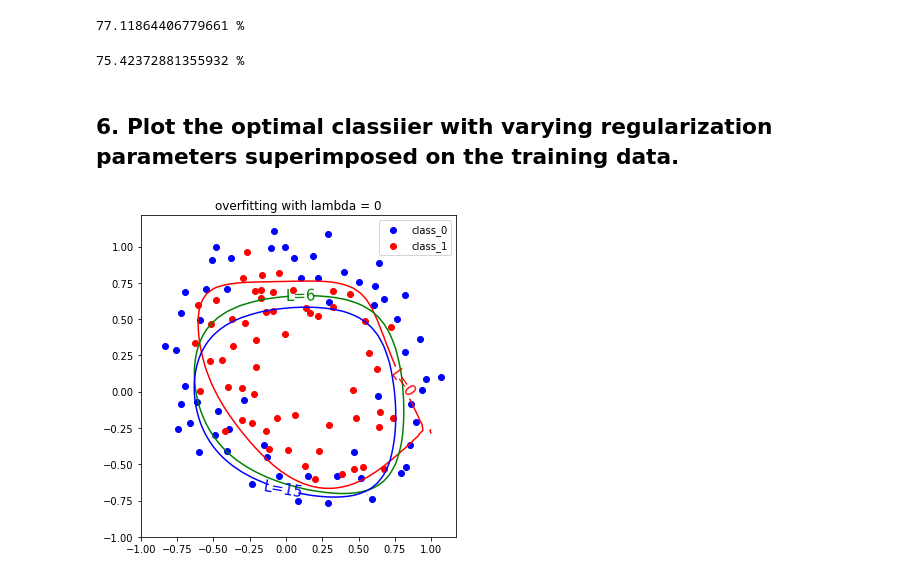
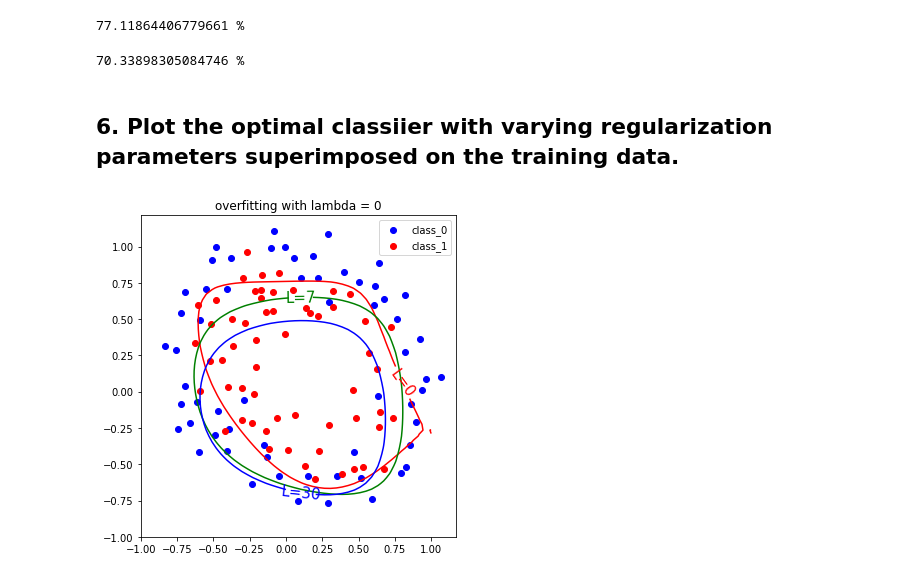
Before and after one commit to chunghyunhee/class_Machine_learing, a Jupyter notebook: assignment_7.ipynb, the cells around one changed output. Saved outputs shown, nothing was run; the diff lists cells and outputs as text; code cells hidden in the pictures.

```diff
--- a/assignment_7.ipynb
+++ b/assignment_7.ipynb
@@ -115,8 +115,8 @@ def GradientDescent(X,y,Theta,m, L):
 # %%
 # lambda값 임의로 지정
 L = 0
-L1 = 6
-L2 = 15
+L1 = 7
+L2 = 30
 # %%
 #theta초깃값 (0으로 주는 경우 )
 theta=np.zeros((new_X.shape[1],1))
@@ -374,7 +374,7 @@ print(colored(acc_history1[-1],'green'),'%')
 # %%
 print(colored(acc_history2[-1],'blue'), '%')
 # %% [output]
-75.42372881355932 %
+70.33898305084746 %
 # %% [markdown]
 ## 6. Plot the optimal classiier with varying regularization parameters superimposed on the training data.
 # %%
@@ -399,38 +399,38 @@ X1_range, X2_range = np.meshgrid(x1_range, x2_range)
 boundary_plotting1 = plt.contour(X1_range, X2_range, z_range.T,[0],colors='red')
 plt.clabel(boundary_plotting1, fontsize = 15, fmt= 'L=0')
 
-# theta1에 대한 값. 즉 lambda = 10인 경우 boundary plotting
+# theta1에 대한 값. 즉 lambda = 7인 경우 boundary plotting
 for i in range(len(x1_range)):
     for j in range(len(x2_range)):
         New_dim_Feat = NewFeatureMake(9, np.array([x1_range[i]]),np.array([x2_range[j]]))
         z_range[i][j] = np.dot(theta1.T,New_dim_Feat.T) #행렬형태주의
 
 z_range = z_range.transpose() #행렬형태주의
 
 #하나의 등고선만을 표현
 boundary_plotting2 = plt.contour(X1_range, X2_range, z_range.T,[0],colors='green')
-plt.clabel(boundary_plotting2, fontsize = 15, fmt= 'L=6')
+plt.clabel(boundary_plotting2, fontsize = 15, fmt= 'L=7')
 
 
-# lambda = 15인 경우
+# lambda = 30인 경우
 for i in range(len(x1_range)):
     for j in range(len(x2_range)):
         New_dim_Feat = NewFeatureMake(9, np.array([x1_range[i]]),np.array([x2_range[j]]))
         z_range[i][j] = np.dot(theta2.T,New_dim_Feat.T) #행렬형태주의
 z_range = z_range.transpose() #행렬형태주의
 #boundary plotting
 #하나의 등고선만을 표현
 boundary_plotting = plt.contour(X1_range, X2_range, z_range.T,[0],colors='blue')
 #범례
-plt.clabel(boundary_plotting, fontsize = 15, fmt= 'L=15')
+plt.clabel(boundary_plotting, fontsize = 15, fmt= 'L=30')
 
 #data plotting
 plt.scatter(x1_label0, x2_label0, c='b',label='class_0') # label이 0인 값들
 plt.scatter(x1_label1, x2_label1, c='r',label='class_1') #label이 1인 값들
 plt.tight_layout()
 plt.legend()
 plt.title('overfitting with lambda = 0')
 plt.gca().set_aspect('equal', adjustable='box')
 plt.show()
 # %% [output]
-[figure, old version]
+[figure, new version]
```
Also changed, not shown: parts of 10 cells of this notebook.
